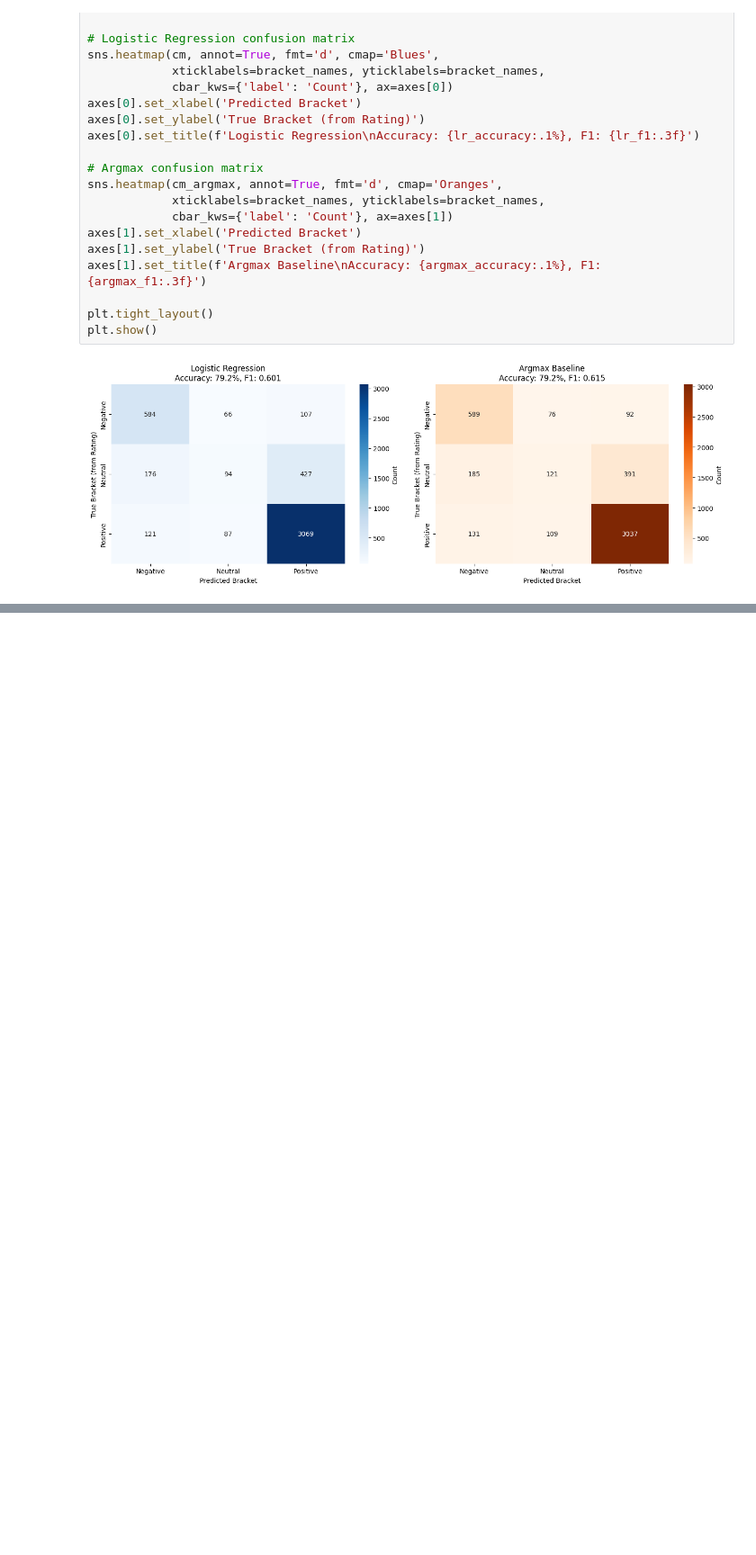
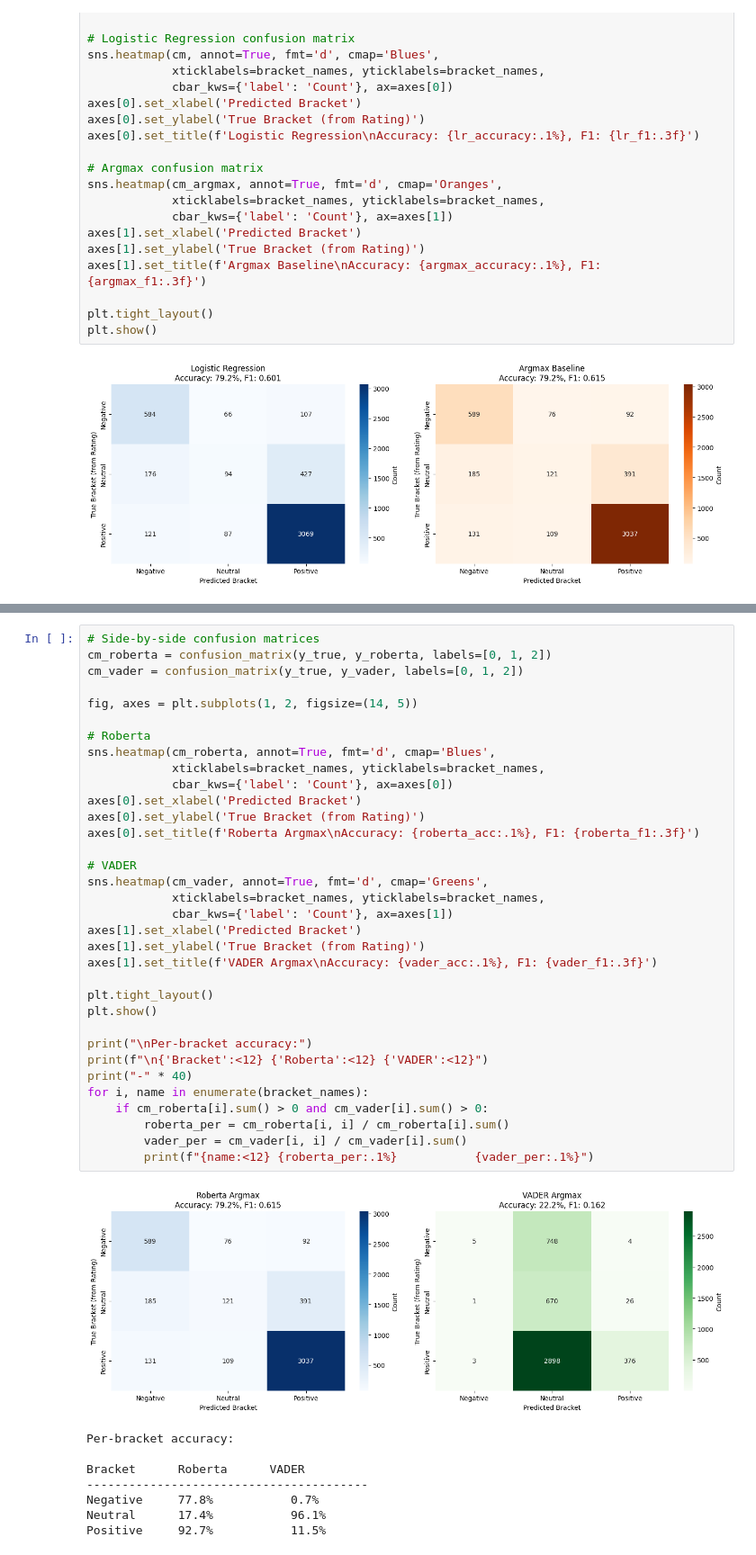
Before and after one commit to juliuseg/CompToolsDatascience41, a Jupyter notebook: sentimentAnalysisHotels.ipynb, the cells around one changed output, grey strips where cells are left out. Shown at 90% size. Drawn from its saved outputs; the diff is of its cells as text; blank space fills up the shorter version.

```diff
--- a/sentimentAnalysisHotels.ipynb
+++ b/sentimentAnalysisHotels.ipynb
@@ -593,0 +778,43 @@ Using just argmax baseline
+# %%
+# Side-by-side confusion matrices
+cm_roberta = confusion_matrix(y_true, y_roberta, labels=[0, 1, 2])
+cm_vader = confusion_matrix(y_true, y_vader, labels=[0, 1, 2])
+
+fig, axes = plt.subplots(1, 2, figsize=(14, 5))
+
+# Roberta
+sns.heatmap(cm_roberta, annot=True, fmt='d', cmap='Blues',
+            xticklabels=bracket_names, yticklabels=bracket_names,
+            cbar_kws={'label': 'Count'}, ax=axes[0])
+axes[0].set_xlabel('Predicted Bracket')
+axes[0].set_ylabel('True Bracket (from Rating)')
+axes[0].set_title(f'Roberta Argmax\nAccuracy: {roberta_acc:.1%}, F1: {roberta_f1:.3f}')
+
+# VADER
+sns.heatmap(cm_vader, annot=True, fmt='d', cmap='Greens',
+            xticklabels=bracket_names, yticklabels=bracket_names,
+            cbar_kws={'label': 'Count'}, ax=axes[1])
+axes[1].set_xlabel('Predicted Bracket')
+axes[1].set_ylabel('True Bracket (from Rating)')
+axes[1].set_title(f'VADER Argmax\nAccuracy: {vader_acc:.1%}, F1: {vader_f1:.3f}')
+
+plt.tight_layout()
+plt.show()
+
+print("\nPer-bracket accuracy:")
+print(f"\n{'Bracket':<12} {'Roberta':<12} {'VADER':<12}")
+print("-" * 40)
+for i, name in enumerate(bracket_names):
+    if cm_roberta[i].sum() > 0 and cm_vader[i].sum() > 0:
+        roberta_per = cm_roberta[i, i] / cm_roberta[i].sum()
+        vader_per = cm_vader[i, i] / cm_vader[i].sum()
+        print(f"{name:<12} {roberta_per:.1%}           {vader_per:.1%}")
+# %% [output]
+[figure, added]
+Per-bracket accuracy:
+
+Bracket      Roberta      VADER
+----------------------------------------
+Negative     77.8%           0.7%
+Neutral      17.4%           96.1%
+Positive     92.7%           11.5%
```
Also changed, not shown: parts of 18 cells of this notebook.
